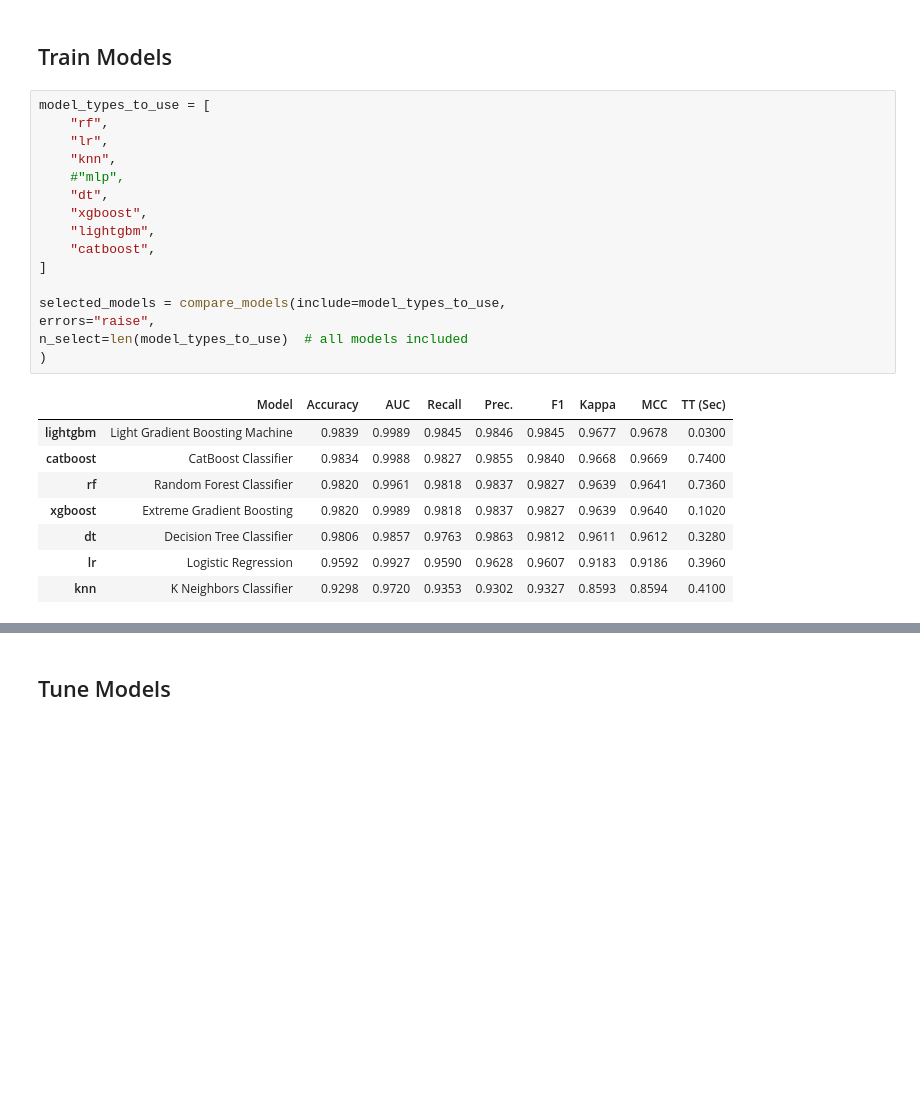
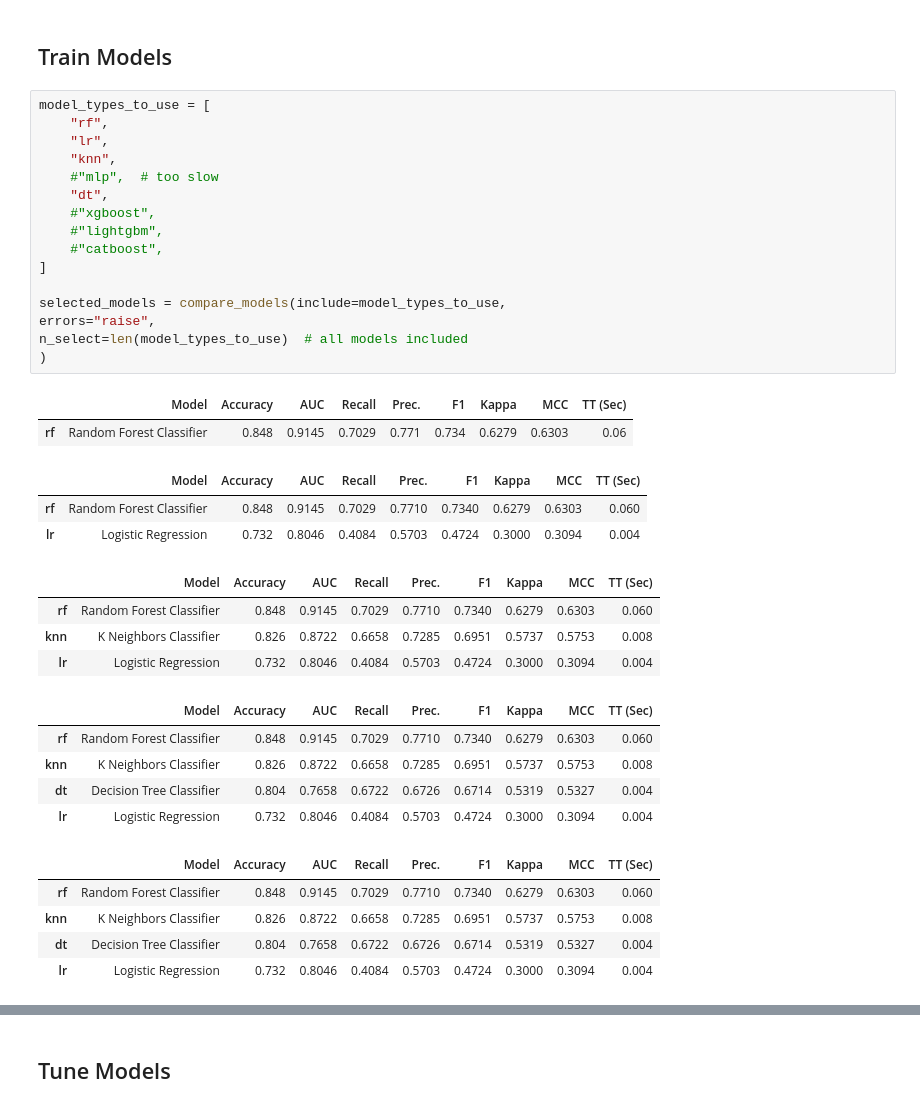
Before and after one commit to Wuuzzaa/thesis, a Jupyter notebook: src/pycaret_test.ipynb, the cells around one changed output, grey strips where cells are left out. Cells and saved outputs as stored; diff of their text form; blank space fills up the shorter version.

```diff
--- a/src/pycaret_test.ipynb
+++ b/src/pycaret_test.ipynb
@@ -110,28 +126,39 @@ experiment = setup(
 # %%
 model_types_to_use = [
     "rf",
     "lr",
     "knn",
-    #"mlp",
+    #"mlp",  # too slow
     "dt",
-    "xgboost",
-    "lightgbm",
-    "catboost",
+    #"xgboost",
+    #"lightgbm",
+    #"catboost",
 ]
 
 selected_models = compare_models(include=model_types_to_use,
 errors="raise",
 n_select=len(model_types_to_use)  # all models included
 )
 # %% [output]
 |  | Model | Accuracy | AUC | Recall | Prec. | F1 | Kappa | MCC | TT (Sec) |
-| lightgbm | Light Gradient Boosting Machine | 0.9839 | 0.9989 | 0.9845 | 0.9846 | 0.9845 | 0.9677 | 0.9678 | 0.0300 |
-| catboost | CatBoost Classifier | 0.9834 | 0.9988 | 0.9827 | 0.9855 | 0.9840 | 0.9668 | 0.9669 | 0.7400 |
-| rf | Random Forest Classifier | 0.9820 | 0.9961 | 0.9818 | 0.9837 | 0.9827 | 0.9639 | 0.9641 | 0.7360 |
-| xgboost | Extreme Gradient Boosting | 0.9820 | 0.9989 | 0.9818 | 0.9837 | 0.9827 | 0.9639 | 0.9640 | 0.1020 |
-| dt | Decision Tree Classifier | 0.9806 | 0.9857 | 0.9763 | 0.9863 | 0.9812 | 0.9611 | 0.9612 | 0.3280 |
-| lr | Logistic Regression | 0.9592 | 0.9927 | 0.9590 | 0.9628 | 0.9607 | 0.9183 | 0.9186 | 0.3960 |
-| knn | K Neighbors Classifier | 0.9298 | 0.9720 | 0.9353 | 0.9302 | 0.9327 | 0.8593 | 0.8594 | 0.4100 |
+| rf | Random Forest Classifier | 0.848 | 0.9145 | 0.7029 | 0.771 | 0.734 | 0.6279 | 0.6303 | 0.06 |
+|  | Model | Accuracy | AUC | Recall | Prec. | F1 | Kappa | MCC | TT (Sec) |
+| rf | Random Forest Classifier | 0.848 | 0.9145 | 0.7029 | 0.7710 | 0.7340 | 0.6279 | 0.6303 | 0.060 |
+| lr | Logistic Regression | 0.732 | 0.8046 | 0.4084 | 0.5703 | 0.4724 | 0.3000 | 0.3094 | 0.004 |
+|  | Model | Accuracy | AUC | Recall | Prec. | F1 | Kappa | MCC | TT (Sec) |
+| rf | Random Forest Classifier | 0.848 | 0.9145 | 0.7029 | 0.7710 | 0.7340 | 0.6279 | 0.6303 | 0.060 |
+| knn | K Neighbors Classifier | 0.826 | 0.8722 | 0.6658 | 0.7285 | 0.6951 | 0.5737 | 0.5753 | 0.008 |
+| lr | Logistic Regression | 0.732 | 0.8046 | 0.4084 | 0.5703 | 0.4724 | 0.3000 | 0.3094 | 0.004 |
+|  | Model | Accuracy | AUC | Recall | Prec. | F1 | Kappa | MCC | TT (Sec) |
+| rf | Random Forest Classifier | 0.848 | 0.9145 | 0.7029 | 0.7710 | 0.7340 | 0.6279 | 0.6303 | 0.060 |
+| knn | K Neighbors Classifier | 0.826 | 0.8722 | 0.6658 | 0.7285 | 0.6951 | 0.5737 | 0.5753 | 0.008 |
+| dt | Decision Tree Classifier | 0.804 | 0.7658 | 0.6722 | 0.6726 | 0.6714 | 0.5319 | 0.5327 | 0.004 |
+| lr | Logistic Regression | 0.732 | 0.8046 | 0.4084 | 0.5703 | 0.4724 | 0.3000 | 0.3094 | 0.004 |
+|  | Model | Accuracy | AUC | Recall | Prec. | F1 | Kappa | MCC | TT (Sec) |
+| rf | Random Forest Classifier | 0.848 | 0.9145 | 0.7029 | 0.7710 | 0.7340 | 0.6279 | 0.6303 | 0.060 |
+| knn | K Neighbors Classifier | 0.826 | 0.8722 | 0.6658 | 0.7285 | 0.6951 | 0.5737 | 0.5753 | 0.008 |
+| dt | Decision Tree Classifier | 0.804 | 0.7658 | 0.6722 | 0.6726 | 0.6714 | 0.5319 | 0.5327 | 0.004 |
+| lr | Logistic Regression | 0.732 | 0.8046 | 0.4084 | 0.5703 | 0.4724 | 0.3000 | 0.3094 | 0.004 |
 # %%
 model_names = []
 accuracy_scores = []
```
Also changed, not shown: parts of 12 cells of this notebook, 3 other files.
